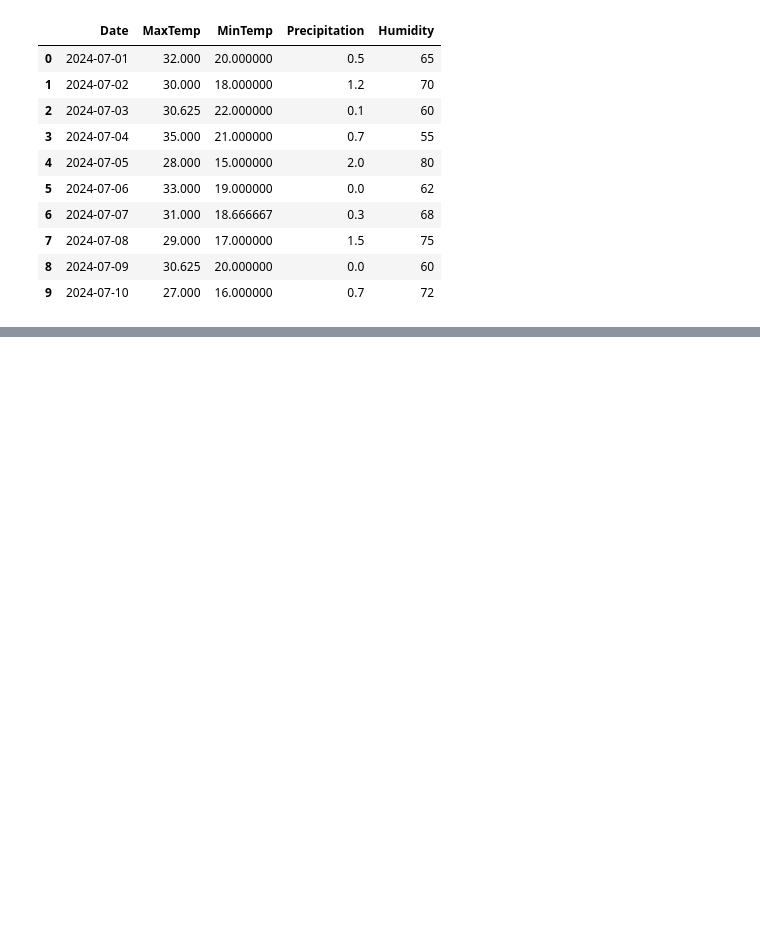
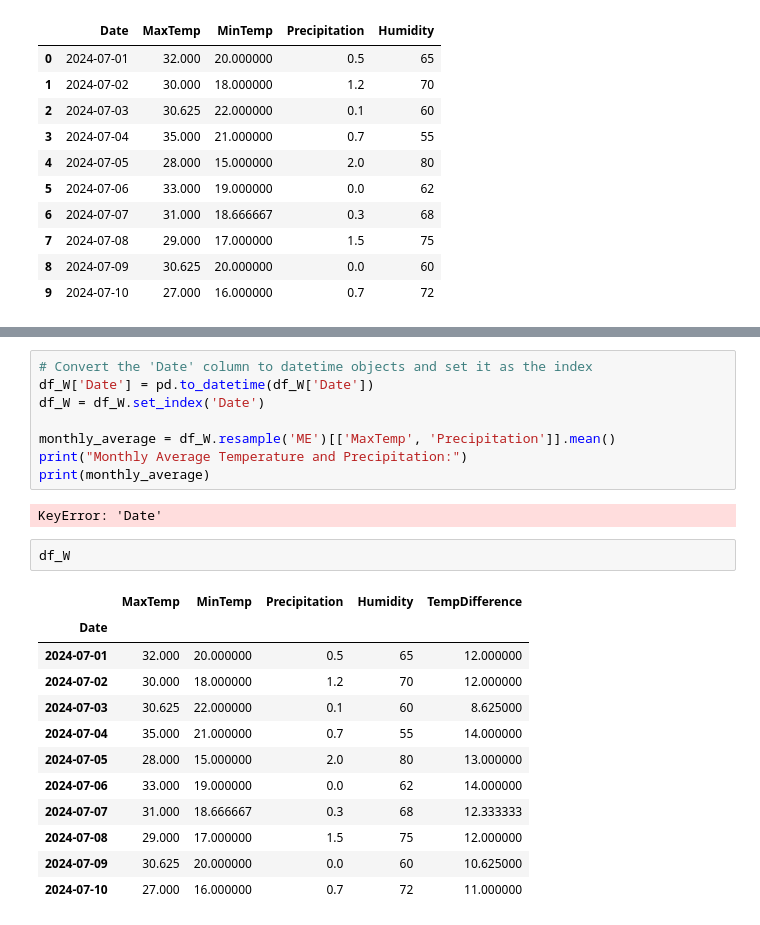
Before and after one commit to Mahdi-Miri/numpy, a Jupyter notebook: Numpy.ipynb, the cells around one changed output, grey strips where cells are left out. Saved outputs shown, nothing was run; the diff lists cells and outputs as text; blank space fills up the shorter version.

```diff
--- a/Numpy.ipynb
+++ b/Numpy.ipynb
@@ -548,0 +566,25 @@ DataFrame after filling NaN:
+# %%
+# Convert the 'Date' column to datetime objects and set it as the index
+df_W['Date'] = pd.to_datetime(df_W['Date'])
+df_W = df_W.set_index('Date')
+
+monthly_average = df_W.resample('ME')[['MaxTemp', 'Precipitation']].mean()
+print("Monthly Average Temperature and Precipitation:")
+print(monthly_average)
+# %% [output]
+KeyError: 'Date'
+# %%
+df_W
+# %% [output]
+|  | MaxTemp | MinTemp | Precipitation | Humidity | TempDifference |
+| Date |  |  |  |  |  |
+| 2024-07-01 | 32.000 | 20.000000 | 0.5 | 65 | 12.000000 |
+| 2024-07-02 | 30.000 | 18.000000 | 1.2 | 70 | 12.000000 |
+| 2024-07-03 | 30.625 | 22.000000 | 0.1 | 60 | 8.625000 |
+| 2024-07-04 | 35.000 | 21.000000 | 0.7 | 55 | 14.000000 |
+| 2024-07-05 | 28.000 | 15.000000 | 2.0 | 80 | 13.000000 |
+| 2024-07-06 | 33.000 | 19.000000 | 0.0 | 62 | 14.000000 |
+| 2024-07-07 | 31.000 | 18.666667 | 0.3 | 68 | 12.333333 |
+| 2024-07-08 | 29.000 | 17.000000 | 1.5 | 75 | 12.000000 |
+| 2024-07-09 | 30.625 | 20.000000 | 0.0 | 60 | 10.625000 |
+| 2024-07-10 | 27.000 | 16.000000 | 0.7 | 72 | 11.000000 |
```
Also changed, not shown: parts of 2 cells of this notebook.
